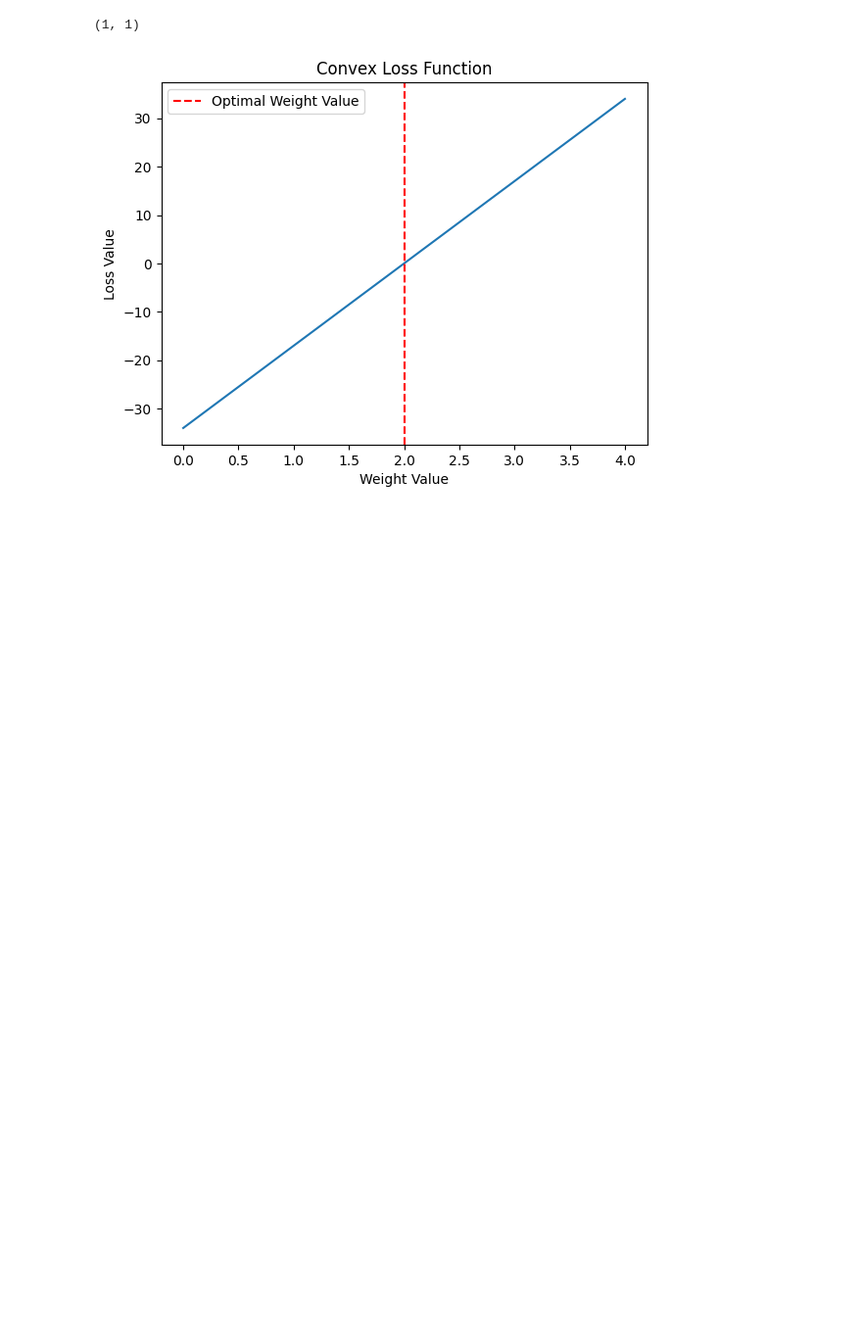
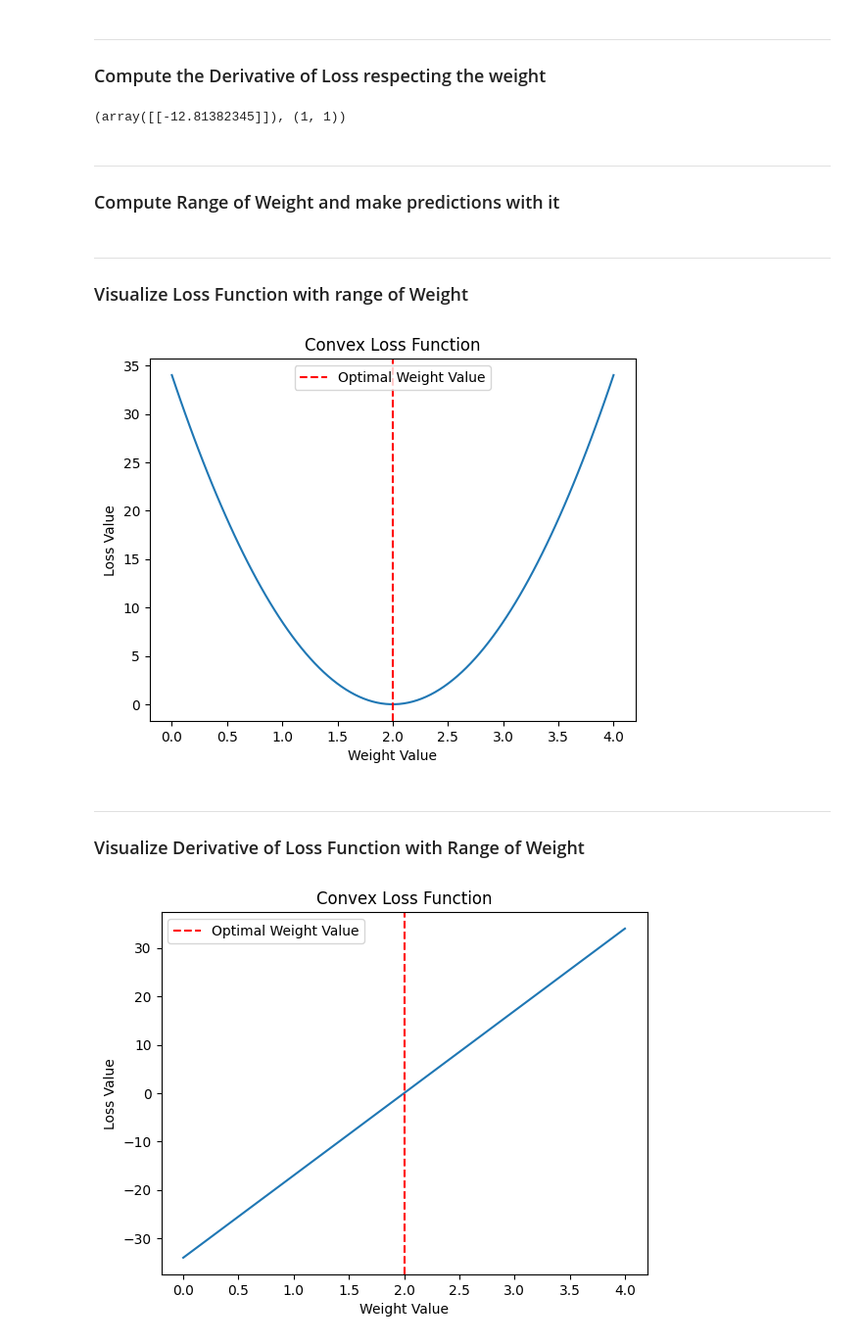
Before and after one commit to widium/Mini-AutoGradient-Engine, a Jupyter notebook: gradient_descent_visualization.ipynb, the cells around one changed output. Shown at 98% size. Drawn from its saved outputs; the diff is of its cells as text; code cells hidden in the pictures; blank space fills up the shorter version.

```diff
--- a/gradient_descent_visualization.ipynb
+++ b/gradient_descent_visualization.ipynb
@@ -61,3 +75,6 @@ Loss.shape
+# %% [markdown]
+***
+### Compute the Derivative of Loss respecting the weight
 # %%
 def derivative_of_loss_respect_weight(y_true, y_pred, X):
 
@@ -80,9 +97,39 @@ def derivative_of_loss_respect_weight(y_true, y_pred, X):
 
 dLoss_dW = derivative_of_loss_respect_weight(Y, Y_hat, X)
 
-print(dLoss_dW.shape)
+dLoss_dW, dLoss_dW.shape
 # %% [output]
-(1, 1)
+(array([[-12.81382345]]), (1, 1))
+# %% [markdown]
+***
+### Compute Range of Weight and make predictions with it
+# %%
+N = 100
+min_weight_value = target_param - 2
+max_weight_value = target_param + 2
+
+weight_range = np.linspace(min_weight_value, max_weight_value, 100)
+predictions = [X * w for w in weight_range]
+# %% [markdown]
+***
+### Visualize Loss Function with range of Weight
+# %%
+loss_range = [mean_squared_error(Y, pred)
+              for pred in predictions]
+
+# Visualize the convex Loss function centered on the minimum error with the weight value
+plt.plot(weight_range, np.array(loss_range))
+plt.xlabel('Weight Value')
+plt.ylabel('Loss Value')
+plt.title('Convex Loss Function')
+plt.axvline(target_param, color='r', linestyle='--', label='Optimal Weight Value')
+plt.legend()
+plt.show()
+# %% [output]
+[figure, added]
+# %% [markdown]
+***
+### Visualize Derivative of Loss Function with Range of Weight
 # %%
 N = 100
 min_weight_value = target_param - 2
```
Also changed, not shown: parts of 9 cells of this notebook.
